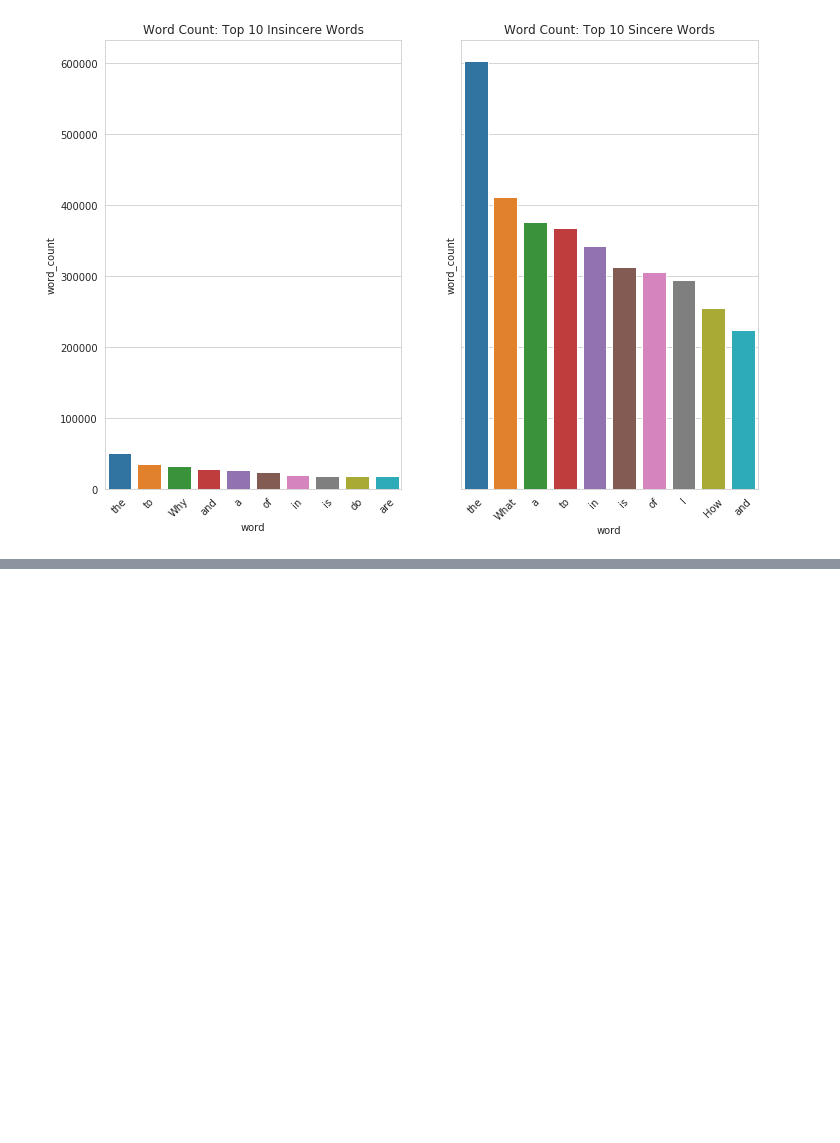
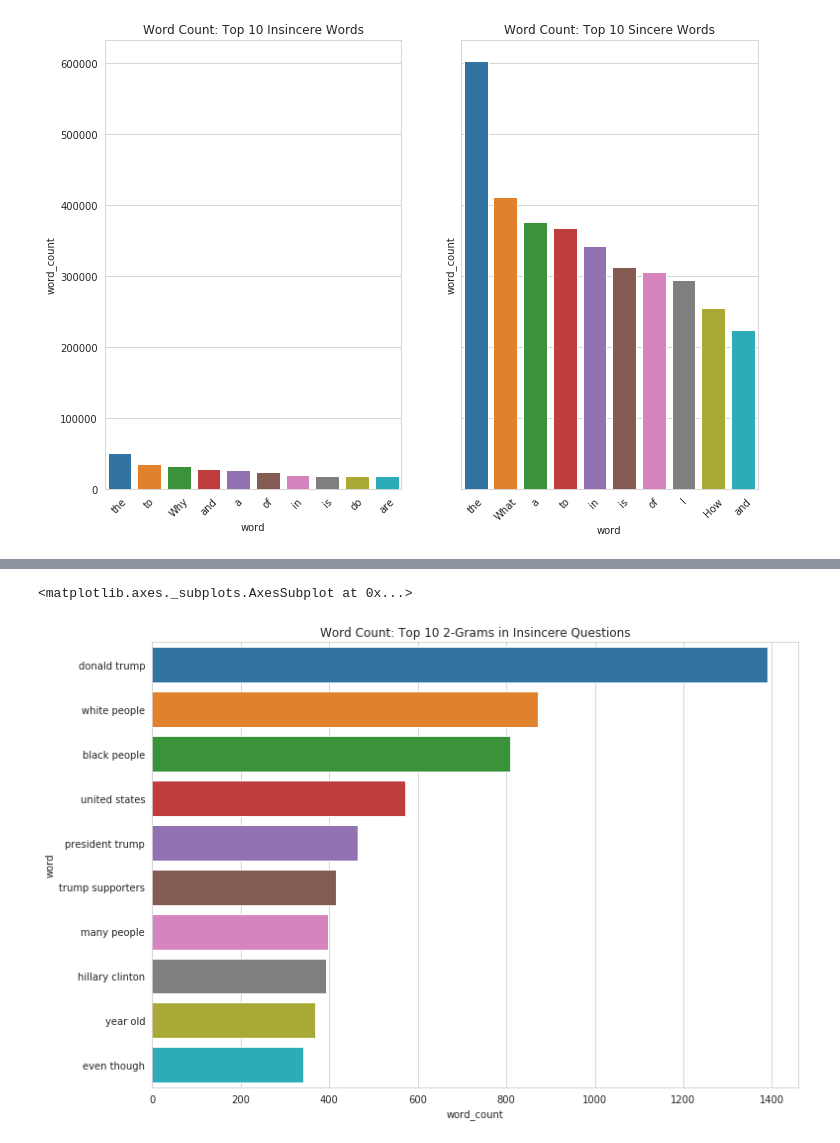
Before and after one commit to MrAHenning/kaggle, a Jupyter notebook: data_explorer.ipynb, the cells around one changed output, grey strips where cells are left out. Saved outputs shown, nothing was run; the diff lists cells and outputs as text; code cells hidden in the pictures; blank space fills up the shorter version.

```diff
--- a/data_explorer.ipynb
+++ b/data_explorer.ipynb
@@ -254,0 +330,14 @@ sincere['question_text_2gram'] = sincere['question_text'].apply(
+# %%
+insincere_grams_list = []
+for row in insincere_grams_df['question_text']:
+    for n_gram in row:
+        insincere_grams_list.append(n_gram)
+# %%
+insincere_grams_dictionary = Counter(insincere_grams_list)
+# %%
+insincere_grams_df = pd.DataFrame.from_dict(insincere_grams_dictionary, orient='index')
+insincere_grams_df.columns = ['word_count']
+insincere_grams_df.sort_values(by = ['word_count'], inplace = True, ascending = False)
+insincere_grams_df.reset_index(inplace = True)
+insincere_grams_df.columns = ['word', 'word_count']
+insincere_grams_df.head()
@@ -254,0 +351,7 @@ sincere['question_text_2gram'] = sincere['question_text'].apply(
+# %%
+words_selected = 10
+plt.title("Word Count: Top " + str(words_selected) + " 2-Grams in Insincere Questions")
+sns.barplot(x = 'word_count', y = 'word', data = insincere_grams_df.head(words_selected))
+# %% [output]
+<matplotlib.axes._subplots.AxesSubplot at 0x...>
+[figure, added]
```
Also changed, not shown: parts of 13 cells of this notebook.
